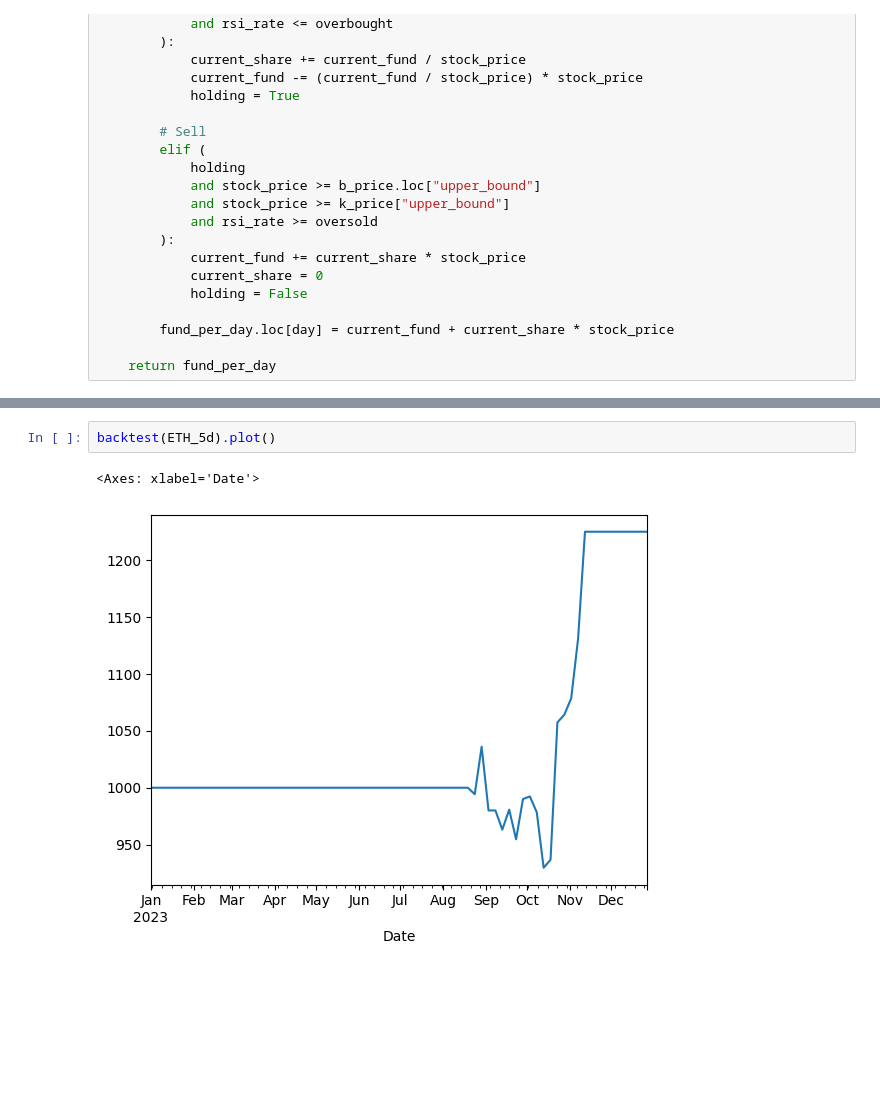
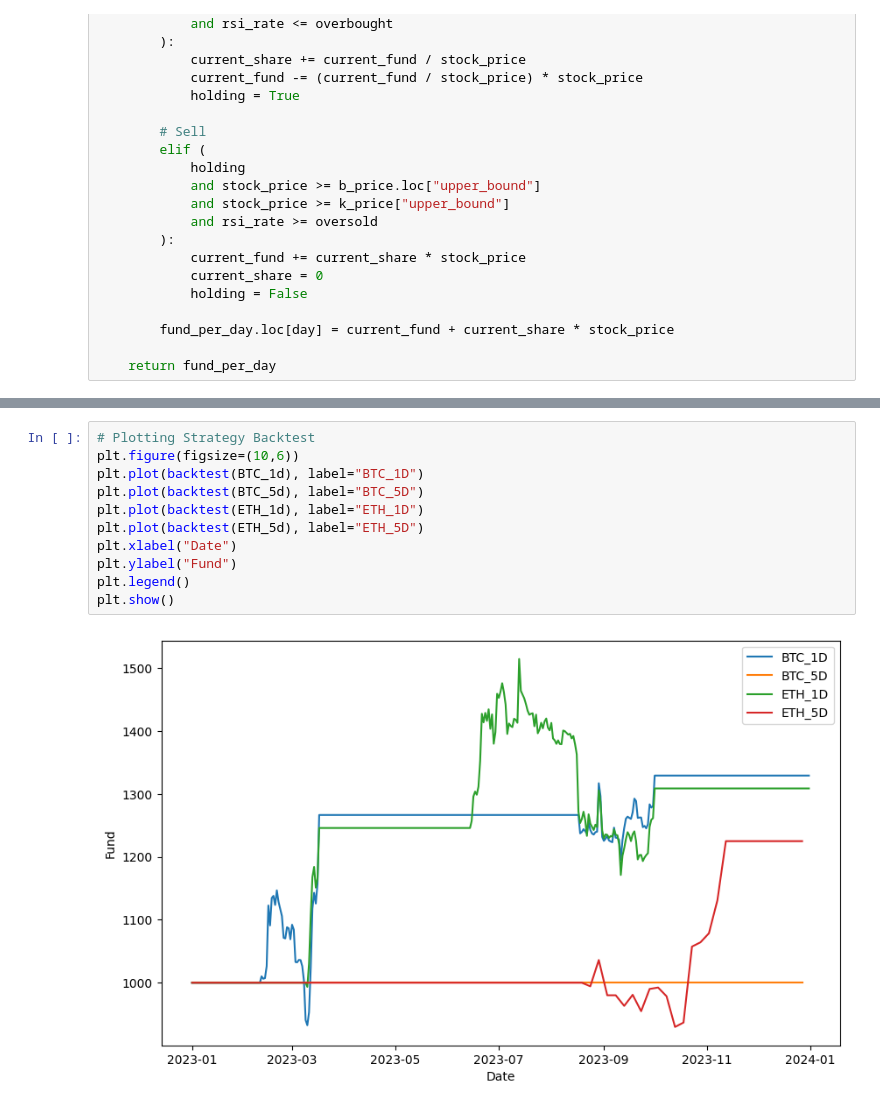
Before and after one commit to K-T-P/Trading-Algorithms-Course, a Jupyter notebook: HW3/HW3.ipynb, the cells around one changed output, grey strips where cells are left out. Cells and saved outputs as stored; diff of their text form; blank space fills up the shorter version.

Commit message:
Plotting Backtesting Results.

```diff
--- a/HW3/HW3.ipynb
+++ b/HW3/HW3.ipynb
@@ -200,5 +195,13 @@ backtest(BTC_1d).plot()
-# %%
-backtest(ETH_5d).plot()
-# %% [output]
-<Axes: xlabel='Date'>
-[figure, removed]
+# %%
+# Plotting Strategy Backtest
+plt.figure(figsize=(10,6))
+plt.plot(backtest(BTC_1d), label="BTC_1D")
+plt.plot(backtest(BTC_5d), label="BTC_5D")
+plt.plot(backtest(ETH_1d), label="ETH_1D")
+plt.plot(backtest(ETH_5d), label="ETH_5D")
+plt.xlabel("Date")
+plt.ylabel("Fund")
+plt.legend()
+plt.show()
+# %% [output]
+[figure, added]
```
Also changed, not shown: parts of 1 cell of this notebook.
